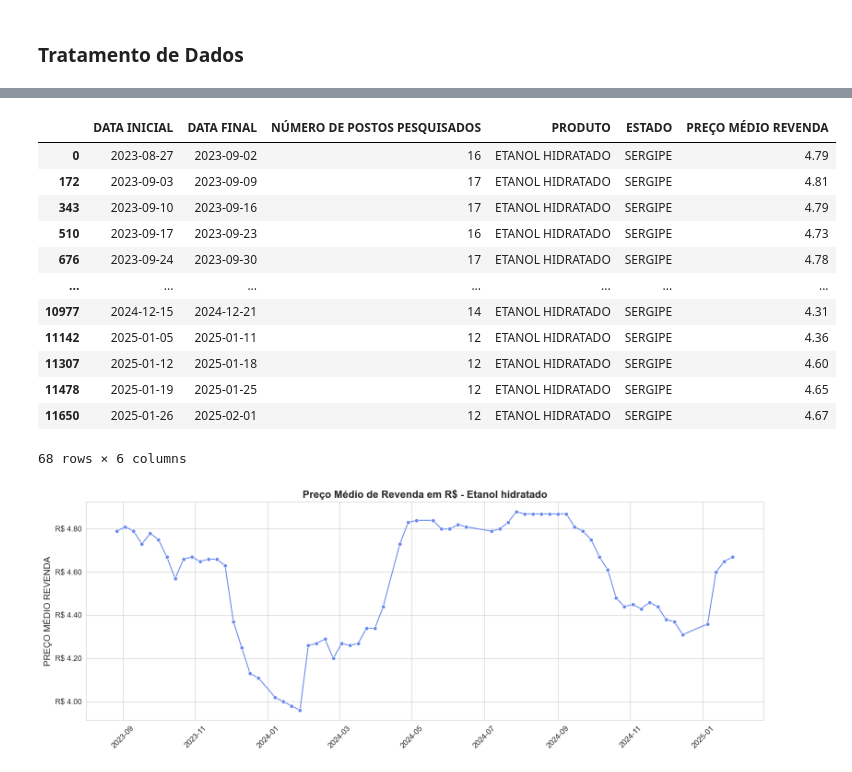
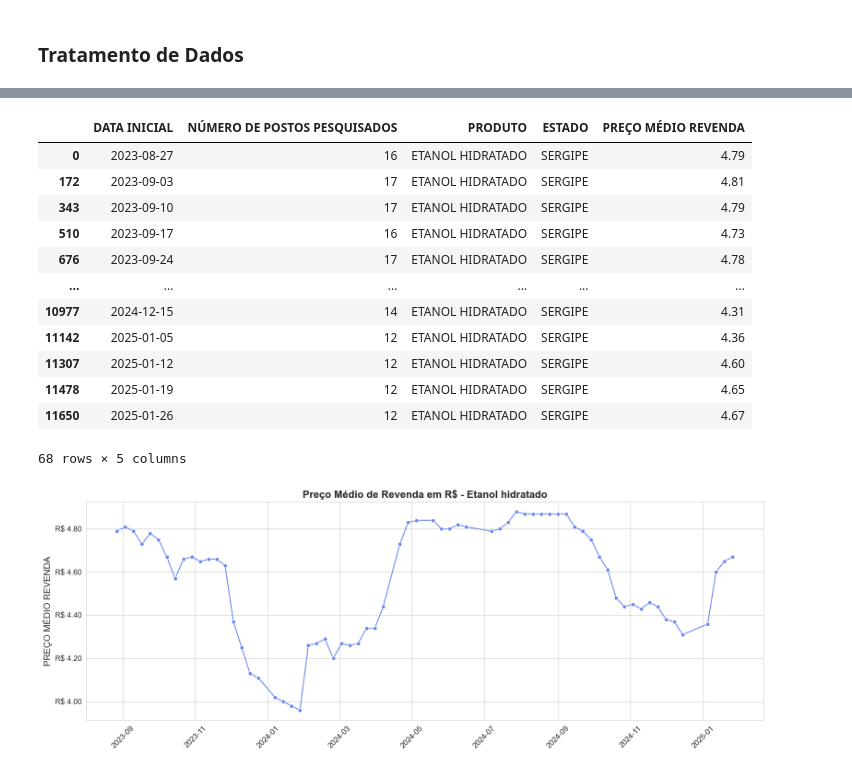
Before and after one commit to AurelioGuilherme/ANP-Forecasting, a Jupyter notebook: Notebook/Modeling.ipynb, the cells around one changed output, grey strips where cells are left out. Saved outputs shown, nothing was run; the diff lists cells and outputs as text; code cells hidden in the pictures.

```diff
--- a/Notebook/Modeling.ipynb
+++ b/Notebook/Modeling.ipynb
@@ -69,13 +74,14 @@ df_filtrado.head()
 | 510 | 2023-09-17 00:00:00 | 2023-09-23 00:00:00 | SERGIPE | ARACAJU | ETANOL HIDRATADO | 16 | R$/l | ... |
 | 676 | 2023-09-24 00:00:00 | 2023-09-30 00:00:00 | SERGIPE | ARACAJU | ETANOL HIDRATADO | 17 | R$/l | ... |
 # %%
-df_filtrado = transform.seleciona_features(df_filtrado, features=['DATA INICIAL',
-                                                        'DATA FINAL',
-                                                        'NÚMERO DE POSTOS PESQUISADOS',
-                                                        'PRODUTO',
-                                                        'ESTADO',
-                                                        'PREÇO MÉDIO REVENDA'
-                                                        ])
+df_filtrado = transform.seleciona_features(df_filtrado,
+                                           features=[
+                                               'DATA INICIAL',
+                                               'NÚMERO DE POSTOS PESQUISADOS',
+                                               'PRODUTO',
+                                               'ESTADO',
+                                               'PREÇO MÉDIO REVENDA'
+                                           ])
 
 df_filtrado.head()
 # %% [output]
@@ -88,18 +94,18 @@ df_filtrado.head()
 # %%
-df_filtrado = transform.trata_datas(df_filtrado, ['DATA INICIAL', 'DATA FINAL'])
+df_filtrado = transform.trata_datas(df_filtrado, 'DATA INICIAL')
 df_filtrado
 # %% [output]
-|  | DATA INICIAL | DATA FINAL | NÚMERO DE POSTOS PESQUISADOS | PRODUTO | ESTADO | PREÇO MÉDIO REVENDA |
-| 0 | 2023-08-27 | 2023-09-02 | 16 | ETANOL HIDRATADO | SERGIPE | 4.79 |
-| 172 | 2023-09-03 | 2023-09-09 | 17 | ETANOL HIDRATADO | SERGIPE | 4.81 |
-| 343 | 2023-09-10 | 2023-09-16 | 17 | ETANOL HIDRATADO | SERGIPE | 4.79 |
-| 510 | 2023-09-17 | 2023-09-23 | 16 | ETANOL HIDRATADO | SERGIPE | 4.73 |
-| 676 | 2023-09-24 | 2023-09-30 | 17 | ETANOL HIDRATADO | SERGIPE | 4.78 |
-| ... | ... | ... | ... | ... | ... | ... |
-| 10977 | 2024-12-15 | 2024-12-21 | 14 | ETANOL HIDRATADO | SERGIPE | 4.31 |
-| 11142 | 2025-01-05 | 2025-01-11 | 12 | ETANOL HIDRATADO | SERGIPE | 4.36 |
-| 11307 | 2025-01-12 | 2025-01-18 | 12 | ETANOL HIDRATADO | SERGIPE | 4.60 |
-| 11478 | 2025-01-19 | 2025-01-25 | 12 | ETANOL HIDRATADO | SERGIPE | 4.65 |
-| 11650 | 2025-01-26 | 2025-02-01 | 12 | ETANOL HIDRATADO | SERGIPE | 4.67 |
+|  | DATA INICIAL | NÚMERO DE POSTOS PESQUISADOS | PRODUTO | ESTADO | PREÇO MÉDIO REVENDA |
+| 0 | 2023-08-27 | 16 | ETANOL HIDRATADO | SERGIPE | 4.79 |
+| 172 | 2023-09-03 | 17 | ETANOL HIDRATADO | SERGIPE | 4.81 |
+| 343 | 2023-09-10 | 17 | ETANOL HIDRATADO | SERGIPE | 4.79 |
+| 510 | 2023-09-17 | 16 | ETANOL HIDRATADO | SERGIPE | 4.73 |
+| 676 | 2023-09-24 | 17 | ETANOL HIDRATADO | SERGIPE | 4.78 |
+| ... | ... | ... | ... | ... | ... |
+| 10977 | 2024-12-15 | 14 | ETANOL HIDRATADO | SERGIPE | 4.31 |
+| 11142 | 2025-01-05 | 12 | ETANOL HIDRATADO | SERGIPE | 4.36 |
+| 11307 | 2025-01-12 | 12 | ETANOL HIDRATADO | SERGIPE | 4.60 |
+| 11478 | 2025-01-19 | 12 | ETANOL HIDRATADO | SERGIPE | 4.65 |
+| 11650 | 2025-01-26 | 12 | ETANOL HIDRATADO | SERGIPE | 4.67 |
-68 rows × 6 columns
+68 rows × 5 columns
 # %%
```
Also changed, not shown: parts of 17 cells of this notebook, 3 other files.
